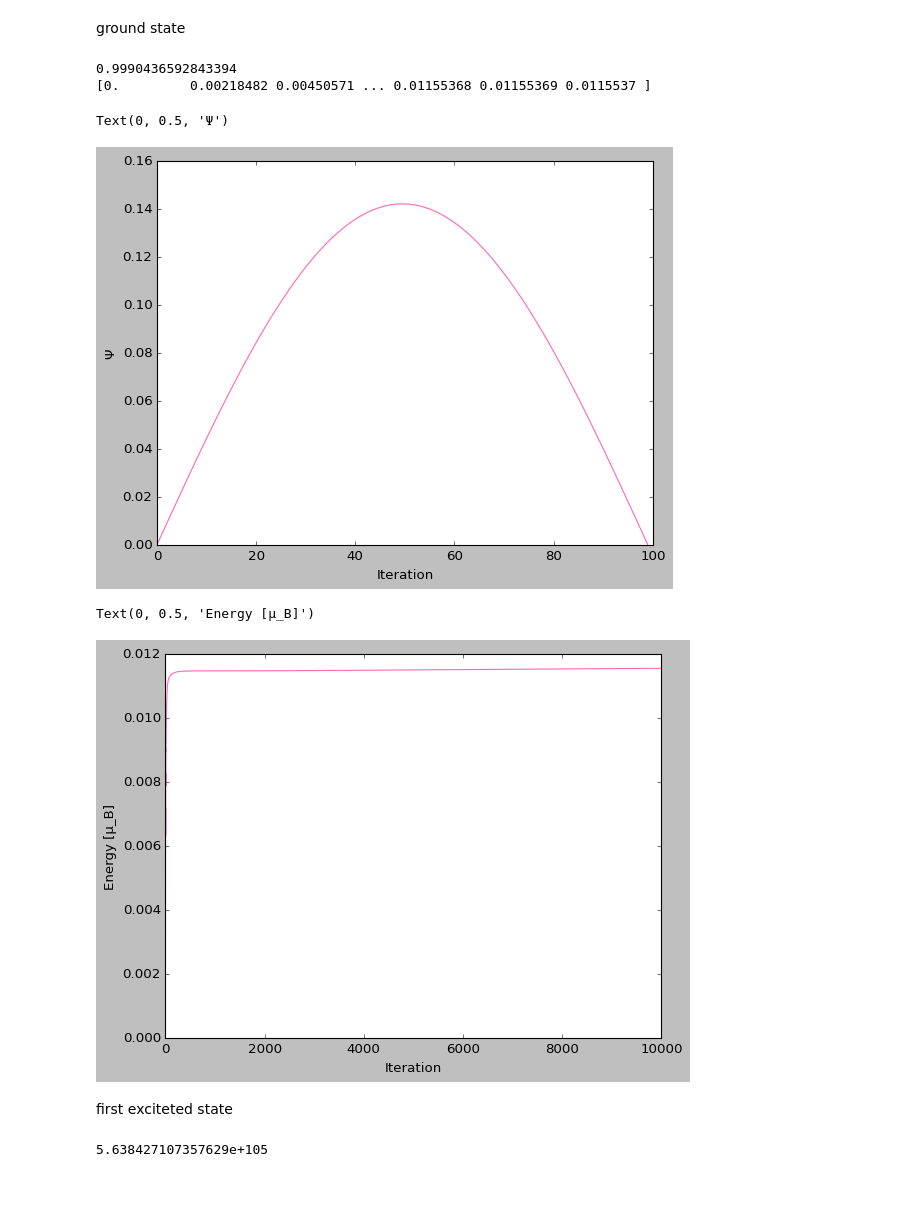
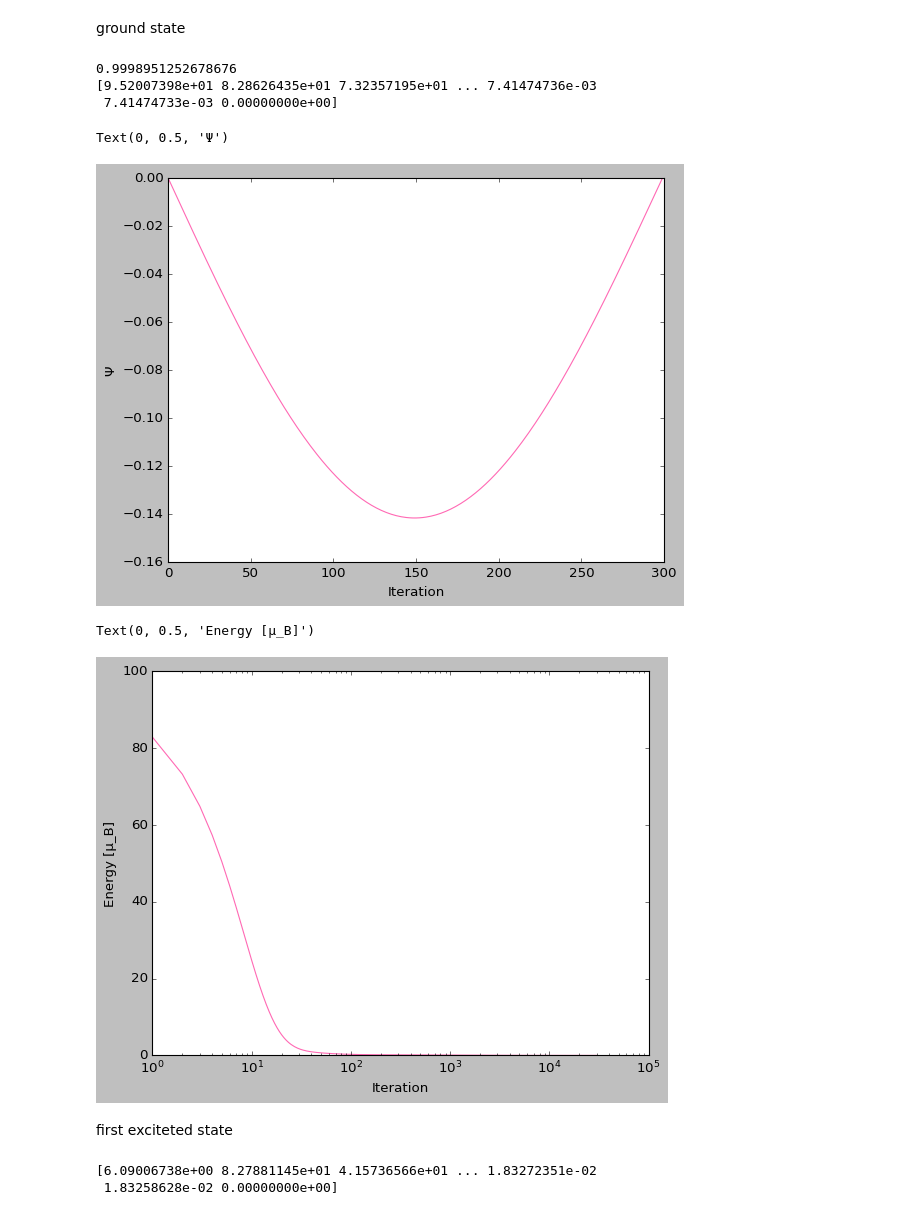
Before and after one commit to JuliaCeklarz/MOFIT, a Jupyter notebook: lab2/lab2_code.ipynb, the cells around one changed output. Drawn from its saved outputs; the diff is of its cells as text; code cells hidden in the pictures; blank space fills up the shorter version.

Commit message:
lab2_1-2_energyOK

```diff
--- a/lab2/lab2_code.ipynb
+++ b/lab2/lab2_code.ipynb
@@ -6,11 +5,12 @@ import scipy
 import random
 plt.style.use('classic')
 # %%
-N = 100     #points
+N = 300     #points
 W = 0 /27211.6      #potential μ_B
 L = 100     #length
+m = 0.067
 delta_x = L/N   #width
-alpha = 0.95*delta_x**2   #method parameter
+alpha = 0.95*delta_x**2*m  #method parameter
 # %% [markdown]
 ground state
 # %%
@@ -18,82 +18,99 @@ Psi = np.random.uniform(-1, 1, N)
 Psi_prim = np.zeros(N)
 Psi[0] = Psi[N-1] = 0
 I = 0
-# J = np.linspace(0, 1, 1000*N)
+sth = 0
 energy = np.zeros(100*N)
+Potential = np.zeros(N)
+
+Potential[N/2] = W
 
 
 for j in range(0, 100*N-1):
     I = 0
+    sth = 0
     for i in range(1, N-1):
-        Psi_prim[i] = Psi[i] - alpha* (-1/2 * 1  * (Psi[i+1] + Psi[i-1] - 2*Psi[i])/delta_x**2  + W*Psi[i])
+        Psi_prim[i] = Psi[i] - alpha* (-1/(2*m) * 1  * (Psi[i+1] + Psi[i-1] - 2*Psi[i])/delta_x**2  + W*Psi[i])
 
     for i in range(1, N-1):
-        I = I + Psi_prim[i]**2 * delta_x
+        I = I + np.abs(Psi_prim[i])**2 * delta_x
 
     for i in range(1, N-1):
         Psi_prim[i] = Psi_prim[i]/np.sqrt(I)
+
     for i in range(1, N-1):
         Psi[i] = Psi_prim[i]
 
     for i in range(1, N-1):
-        energy[j+1] = energy[j] + Psi[i] * (-1/2 * 1  * (Psi[i+1]+ Psi[i-1] - 2*Psi[i])/(delta_x**2) + W * Psi[i]) *delta_x
+        sth = sth + Psi[i] * (-1/(2*m) * 1  * (Psi[i+1]+ Psi[i-1] - 2*Psi[i])/(delta_x**2) + W * Psi[i]) *delta_x
 
-print(I)
-print(energy)
-# print(Psi)
+    energy[j] = sth
 # %% [output]
-0.9990436592843394
-[0.         0.00218482 0.00450571 ... 0.01155368 0.01155369 0.0115537 ]
+0.9998951252678676
+[9.52007398e+01 8.28626435e+01 7.32357195e+01 ... 7.41474736e-03
+ 7.41474733e-03 0.00000000e+00]
 # %%
 plt.subplot()
 plt.plot(Psi ,color = 'hotpink')
 plt.xlabel('Iteration')
 plt.ylabel("Ψ")
-# plt.plot(Psi_prim)
-# print(len(Psi))
 # %% [output]
 Text(0, 0.5, 'Ψ')
-[figure, old version]
+[figure, new version]
 # %%
 plt.plot(energy, color = 'hotpink')
+plt.xscale('log')
+#plt.yscale('log')
 plt.xlabel('Iteration')
 plt.ylabel("Energy [μ_B]")
 # %% [output]
 Text(0, 0.5, 'Energy [μ_B]')
-[figure, old version]
+[figure, new version]
 # %% [markdown]
 first exciteted state
 # %%
 Psi2 = np.random.uniform(-1, 1, N)
 Psi2_prim = np.zeros(N)
 Psi2[0] = Psi2[N-1] = 0
-j = 0
+I = 0
 c1 = 0
-energy2 = np.zeros(N)
+# J = np.linspace(0, 1, 1000*N)
+energy2 = np.zeros(100*N)
 
 
-while j < 10000: #big go loop
-    for i in range(1, N-1): #small points loop
+for j in range(0, 100*N-1):
+    I = 0
+    sth = 0
+    for i in range(1, N-1):
+        Psi2_prim[i] = Psi2[i] - alpha* (-1/(2*m) * 1  * (Psi2[i+1] + Psi2[i-1] - 2*Psi2[i])/delta_x**2  + W*Psi2[i])
 
-        Psi2_prim[i] = Psi2[i] - alpha* (-1/2 * 1  * (Psi2[i+1] + Psi2[i-1] - 2*Psi2[i])/delta_x**2  + W*Psi2[i])
+    for i in range(1, N-1):
+        I = I + np.abs(Psi2_prim[i])**2 * delta_x
 
+    for i in range(1, N-1):
+        Psi2_prim[i] = Psi2_prim[i]/np.sqrt(I)
         c1 = c1 + Psi[i]*Psi2_prim[i]*delta_x
 
+    for i in range(1, N-1):
         Psi2_prim[i] = Psi2_prim[i] - c1*Psi[i]
 
-        I = I + Psi2_prim[i]**2 * delta_x
-        Psi2_prim[i]/np.sqrt(I)
+    for i in range(1, N-1):
+        I = I + np.abs(Psi2_prim[i])**2 * delta_x
+
+    for i in range(1, N-1):
+        Psi2_prim[i] = Psi2_prim[i]/np.sqrt(I)
+        c1 = c1 + Psi[i]*Psi2_prim[i]*delta_x
+
+    for i in range(1, N-1):
         Psi2[i] = Psi2_prim[i]
+        sth = sth + Psi2[i] * (-1/(2*m) * 1  * (Psi2[i+1]+ Psi2[i-1] - 2*Psi2[i])/(delta_x**2) + W * Psi2[i]) *delta_x
 
-        energy2[i+1] = energy2[i] + Psi2[i] * (-1/2 * 1  * (Psi2[i+1]+ Psi2[i-1] - 2*Psi2[i]) + W * Psi2[i]) *delta_x
+    energy2[j] = sth
 
 
-
-    j = j+1
-
-print(c1)
+print(energy2)
 # %% [output]
-5.638427107357629e+105
+[6.09006738e+00 8.27881145e+01 4.15736566e+01 ... 1.83272351e-02
+ 1.83258628e-02 0.00000000e+00]
 # %%
 plt.plot(Psi2, color = 'hotpink')
 plt.xlabel('Iteration')
```
Also changed, not shown: parts of 3 cells of this notebook.
